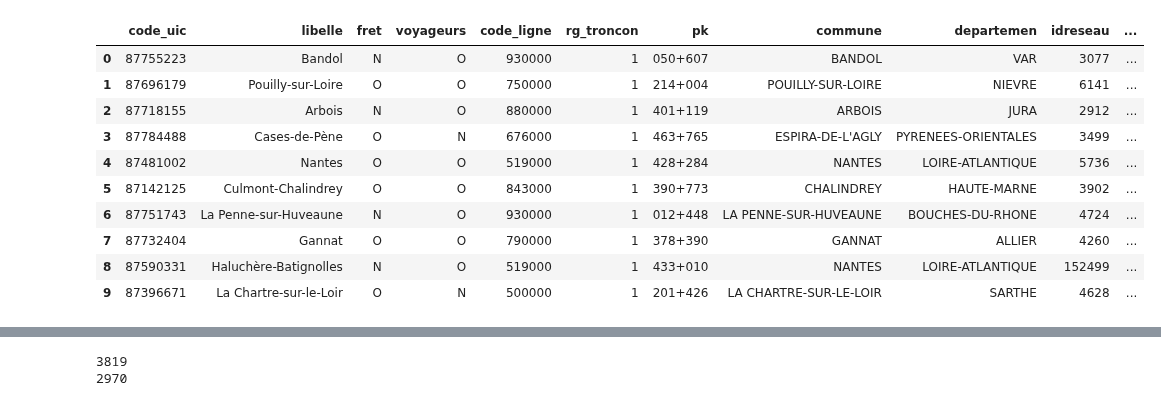
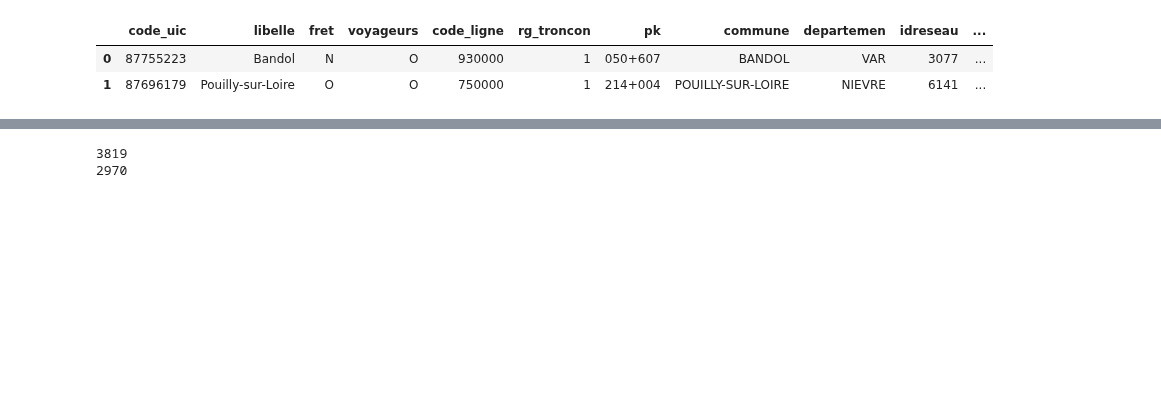
Before and after one commit to DiegoRenaud/Exercice, a Jupyter notebook: Gares_principales.ipynb, the cells around one changed output, grey strips where cells are left out. Cells and saved outputs as stored; diff of their text form; code cells hidden in the pictures; blank space fills up the shorter version.

```diff
--- a/Gares_principales.ipynb
+++ b/Gares_principales.ipynb
@@ -8,22 +8,14 @@ import numpy as np
 # %%
 url_gares = "https://ressources.data.sncf.com/api/v2/catalog/datasets/liste-des-gares/exports/json?limit=-1&offset=0&timezone=UTC"
 gares = requests.get(url_gares)
 wb_gares = gares.json()
 
 df_gares = pd.DataFrame(wb_gares)
-df_gares.head(10)
+df_gares.head(2)
 # %% [output]
 |  | code_uic | libelle | fret | voyageurs | code_ligne | rg_troncon | pk | commune | departemen | idreseau | ... |
 | 0 | 87755223 | Bandol | N | O | 930000 | 1 | 050+607 | BANDOL | VAR | 3077 | ... |
 | 1 | 87696179 | Pouilly-sur-Loire | O | O | 750000 | 1 | 214+004 | POUILLY-SUR-LOIRE | NIEVRE | 6141 | ... |
-| 2 | 87718155 | Arbois | N | O | 880000 | 1 | 401+119 | ARBOIS | JURA | 2912 | ... |
-| 3 | 87784488 | Cases-de-Pène | O | N | 676000 | 1 | 463+765 | ESPIRA-DE-L'AGLY | PYRENEES-ORIENTALES | 3499 | ... |
-| 4 | 87481002 | Nantes | O | O | 519000 | 1 | 428+284 | NANTES | LOIRE-ATLANTIQUE | 5736 | ... |
-| 5 | 87142125 | Culmont-Chalindrey | O | O | 843000 | 1 | 390+773 | CHALINDREY | HAUTE-MARNE | 3902 | ... |
-| 6 | 87751743 | La Penne-sur-Huveaune | N | O | 930000 | 1 | 012+448 | LA PENNE-SUR-HUVEAUNE | BOUCHES-DU-RHONE | 4724 | ... |
-| 7 | 87732404 | Gannat | O | O | 790000 | 1 | 378+390 | GANNAT | ALLIER | 4260 | ... |
-| 8 | 87590331 | Haluchère-Batignolles | N | O | 519000 | 1 | 433+010 | NANTES | LOIRE-ATLANTIQUE | 152499 | ... |
-| 9 | 87396671 | La Chartre-sur-le-Loir | O | N | 500000 | 1 | 201+426 | LA CHARTRE-SUR-LE-LOIR | SARTHE | 4628 | ... |
 # %%
 url_freq_gares = "https://ressources.data.sncf.com/api/v2/catalog/datasets/frequentation-gares/exports/json?limit=-1&offset=0&timezone=UTC"
 freq_gares = requests.get(url_freq_gares)
```
Also changed, not shown: parts of 11 cells of this notebook.
